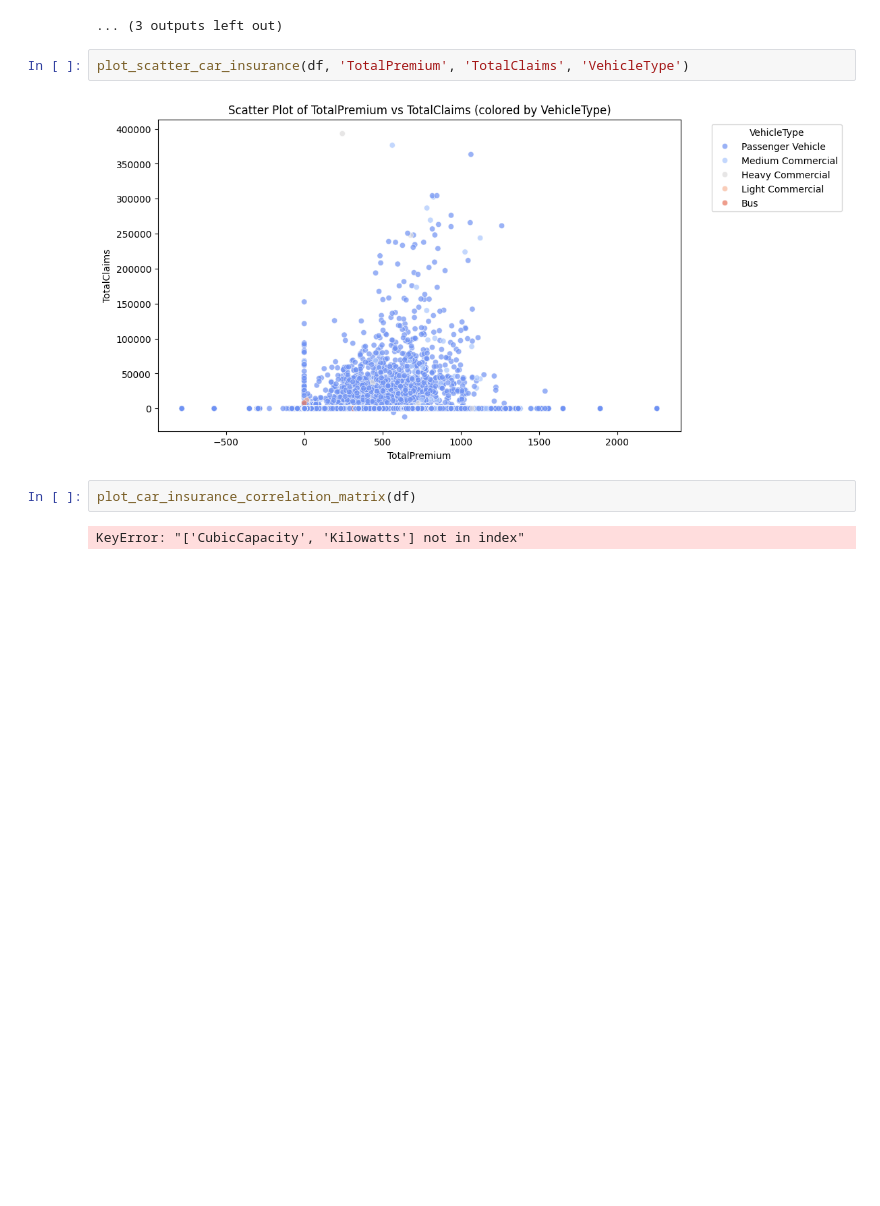
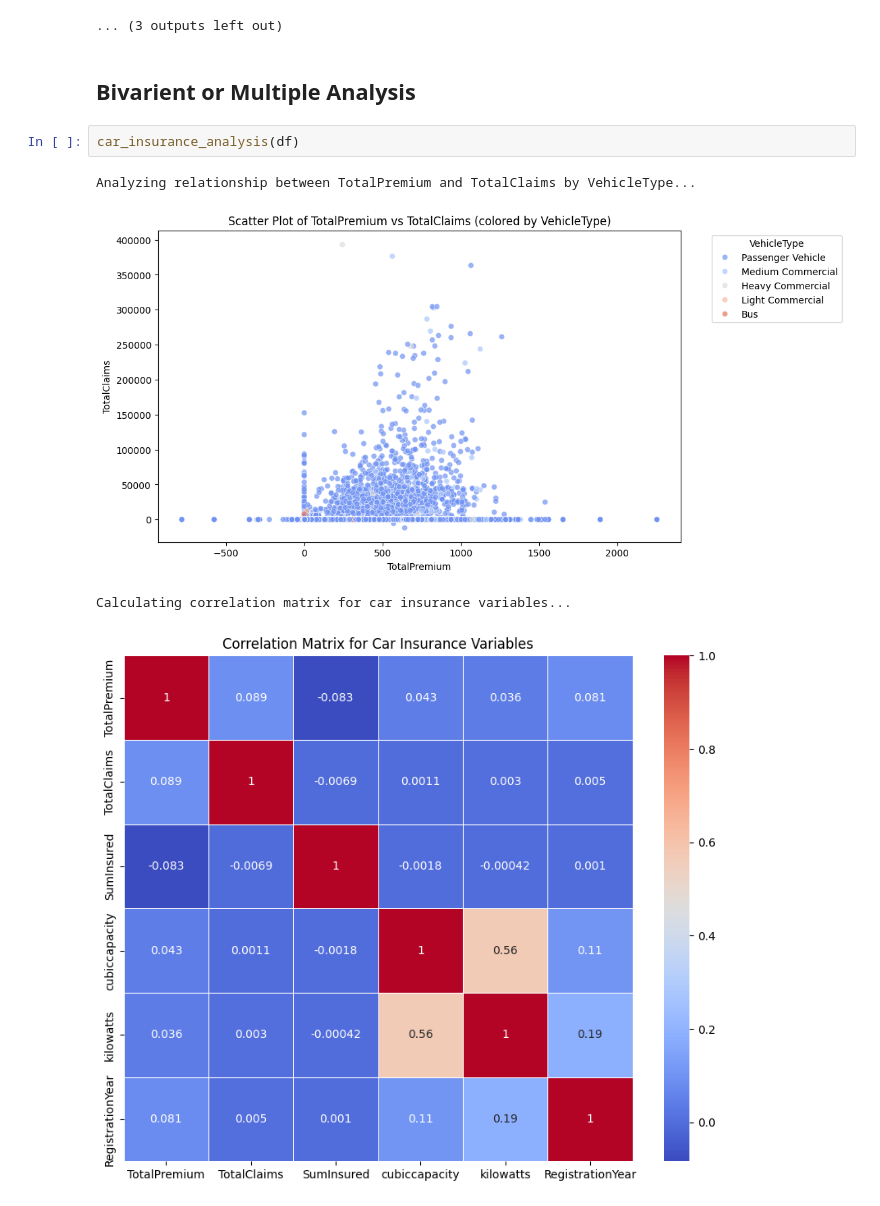
Before and after one commit to beza328/AlphaCare-Insurance-Solutions, a Jupyter notebook: notebooks/EDA.ipynb, the cells around one changed output. Cells and saved outputs as stored; diff of their text form; blank space fills up the shorter version.

```diff
--- a/notebooks/EDA.ipynb
+++ b/notebooks/EDA.ipynb
@@ -282,11 +282,12 @@ Plotting Bar Charts for Categorical Variables:
 [figure]
 [figure]
 ... (3 outputs left out)
-# %%
-plot_scatter_car_insurance(df, 'TotalPremium', 'TotalClaims', 'VehicleType')
-# %% [output]
-[figure, removed]
+# %% [markdown]
+## Bivarient or Multiple Analysis
 # %%
-plot_car_insurance_correlation_matrix(df)
+car_insurance_analysis(df)
 # %% [output]
-KeyError: "['CubicCapacity', 'Kilowatts'] not in index"
+Analyzing relationship between TotalPremium and TotalClaims by VehicleType...
+[figure, added]
+Calculating correlation matrix for car insurance variables...
+[figure, added]
```
Also changed, not shown: parts of 5 cells of this notebook.
